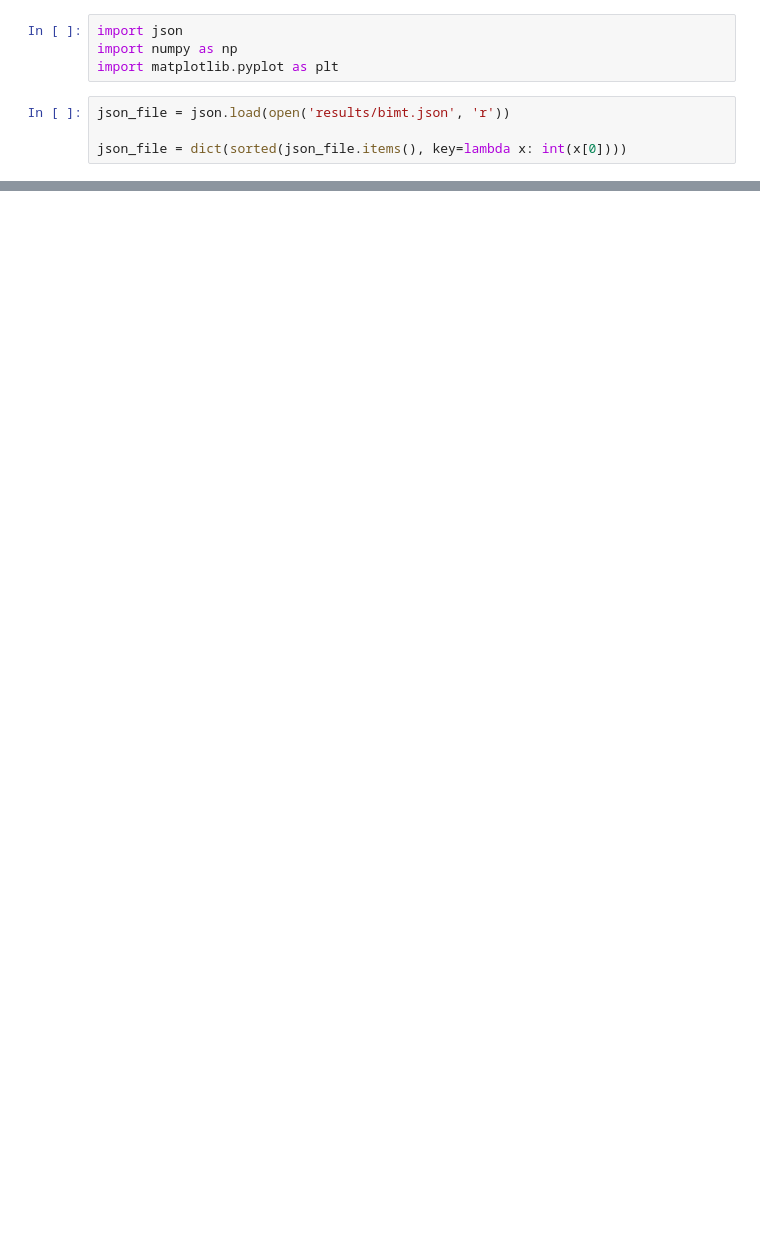
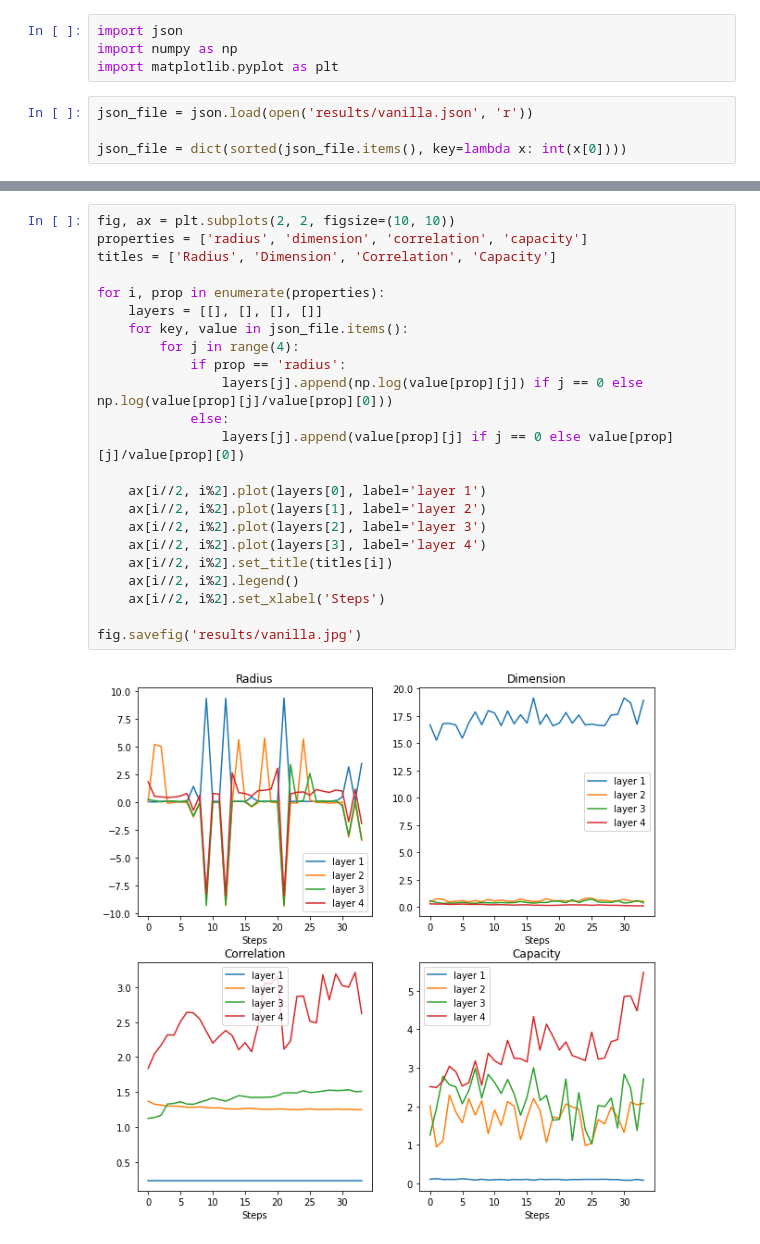
Before and after one commit to MaximilianPowers/Thesis, a Jupyter notebook: neural_manifolds_replicaMFT/mftma/analyse_data.ipynb, the cells around one changed output, grey strips where cells are left out. Drawn from its saved outputs; the diff is of its cells as text; blank space fills up the shorter version.

Commit message:
Updated some manifold results

```diff
--- a/neural_manifolds_replicaMFT/mftma/analyse_data.ipynb
+++ b/neural_manifolds_replicaMFT/mftma/analyse_data.ipynb
@@ -3,6 +3,6 @@ import json
 import numpy as np
 import matplotlib.pyplot as plt
 # %%
-json_file = json.load(open('results/bimt.json', 'r'))
+json_file = json.load(open('results/vanilla.json', 'r'))
 
 json_file = dict(sorted(json_file.items(), key=lambda x: int(x[0])))
@@ -73,0 +9,25 @@ Text(0.5, 0, 'Steps')
+# %%
+fig, ax = plt.subplots(2, 2, figsize=(10, 10))
+properties = ['radius', 'dimension', 'correlation', 'capacity']
+titles = ['Radius', 'Dimension', 'Correlation', 'Capacity']
+
+for i, prop in enumerate(properties):
+    layers = [[], [], [], []]
+    for key, value in json_file.items():
+        for j in range(4):
+            if prop == 'radius':
+                layers[j].append(np.log(value[prop][j]) if j == 0 else np.log(value[prop][j]/value[prop][0]))
+            else:
+                layers[j].append(value[prop][j] if j == 0 else value[prop][j]/value[prop][0])
+
+    ax[i//2, i%2].plot(layers[0], label='layer 1')
+    ax[i//2, i%2].plot(layers[1], label='layer 2')
+    ax[i//2, i%2].plot(layers[2], label='layer 3')
+    ax[i//2, i%2].plot(layers[3], label='layer 4')
+    ax[i//2, i%2].set_title(titles[i])
+    ax[i//2, i%2].legend()
+    ax[i//2, i%2].set_xlabel('Steps')
+
+fig.savefig('results/vanilla.jpg')
+# %% [output]
+[figure, added]
```
Also changed, not shown: parts of 1 cell of this notebook, 4 other files.
